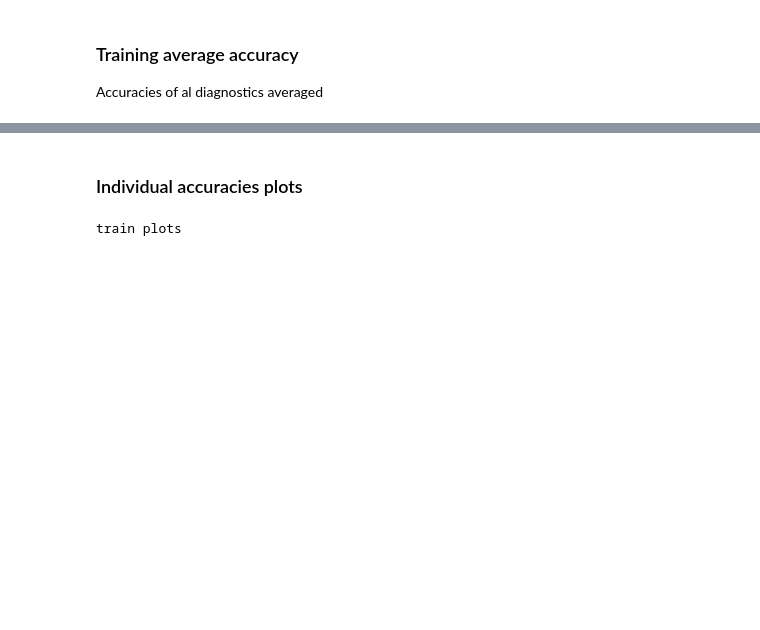
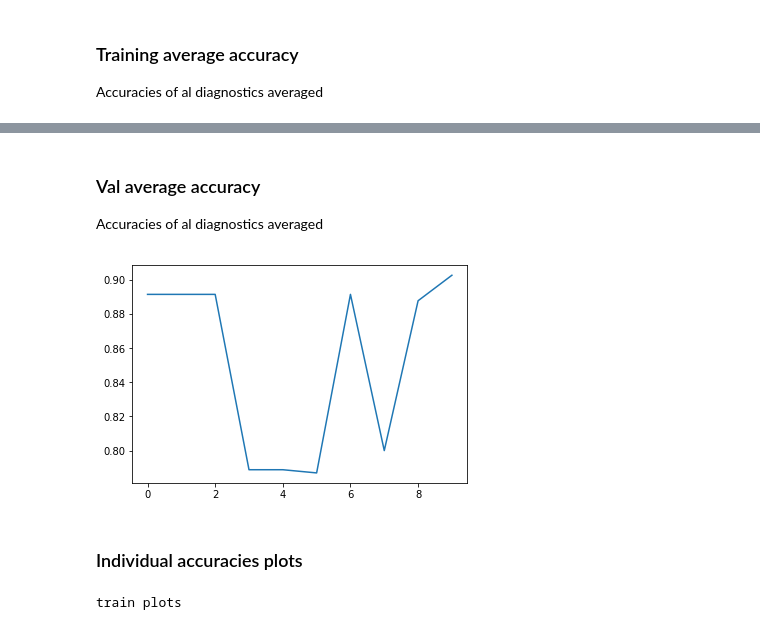
Before and after one commit to llealgt/postgrado_especializacion_investigacion_cientifica, a Jupyter notebook: proyecto/codigo/prototipos.ipynb, the cells around one changed output, grey strips where cells are left out. Drawn from its saved outputs; the diff is of its cells as text; code cells hidden in the pictures; blank space fills up the shorter version.

```diff
--- a/proyecto/codigo/prototipos.ipynb
+++ b/proyecto/codigo/prototipos.ipynb
@@ -839,3 +838,12 @@ plt.show()
+# %% [markdown]
+### Val average accuracy
+
+Accuracies of al diagnostics averaged
+# %%
+plt.plot(val_total_accuracies)
+plt.show()
+# %% [output]
+[figure, added]
 # %% [markdown]
 ### Individual accuracies plots
 # %%
```
Also changed, not shown: parts of 13 cells of this notebook.
